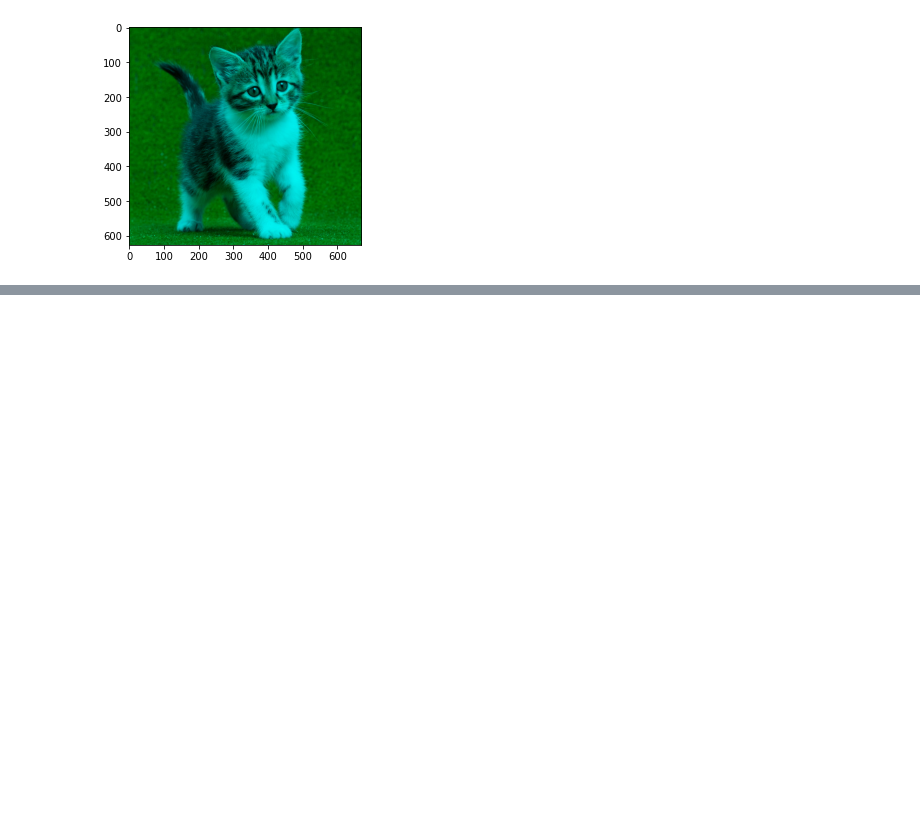
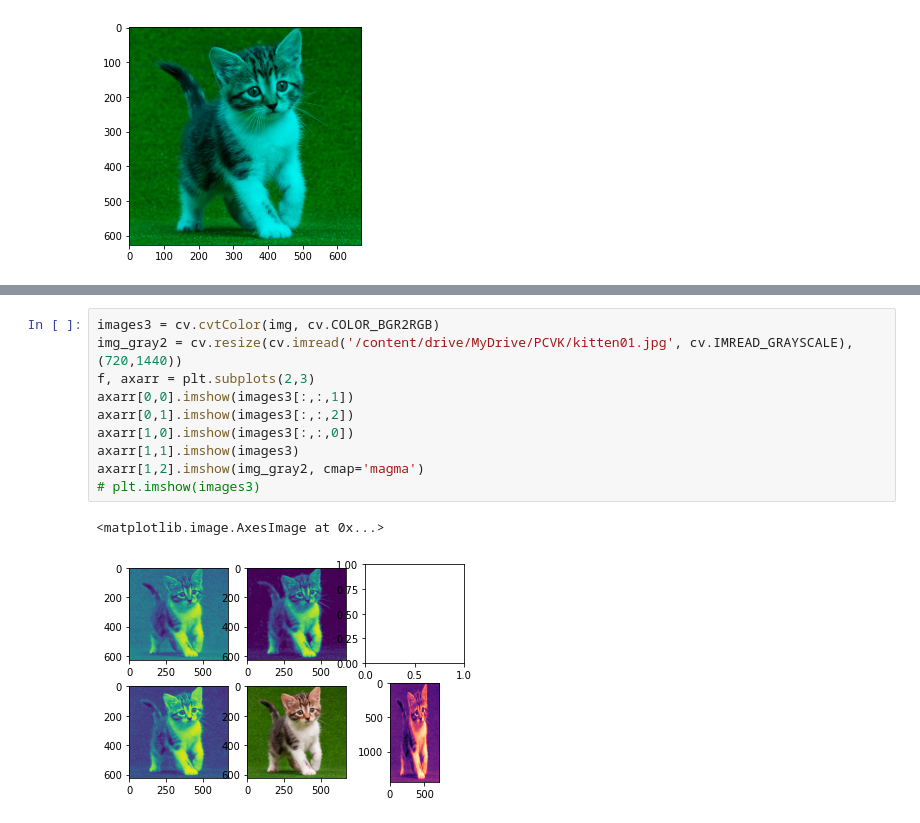
Before and after one commit to Auful01/PCVK, a Jupyter notebook: Week2.ipynb, the cells around one changed output, grey strips where cells are left out. Saved outputs shown, nothing was run; the diff lists cells and outputs as text; blank space fills up the shorter version.

```diff
--- a/Week2.ipynb
+++ b/Week2.ipynb
@@ -154,0 +169,13 @@ plt.imshow(imgGB)
+# %%
+images3 = cv.cvtColor(img, cv.COLOR_BGR2RGB)
+img_gray2 = cv.resize(cv.imread('/content/drive/MyDrive/PCVK/kitten01.jpg', cv.IMREAD_GRAYSCALE), (720,1440))
+f, axarr = plt.subplots(2,3)
+axarr[0,0].imshow(images3[:,:,1])
+axarr[0,1].imshow(images3[:,:,2])
+axarr[1,0].imshow(images3[:,:,0])
+axarr[1,1].imshow(images3)
+axarr[1,2].imshow(img_gray2, cmap='magma')
+# plt.imshow(images3)
+# %% [output]
+<matplotlib.image.AxesImage at 0x...>
+[figure, added]
```
Also changed, not shown: parts of 6 cells of this notebook.
